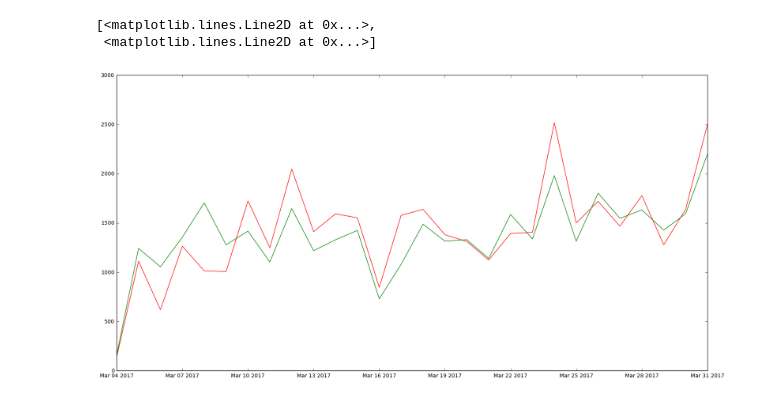
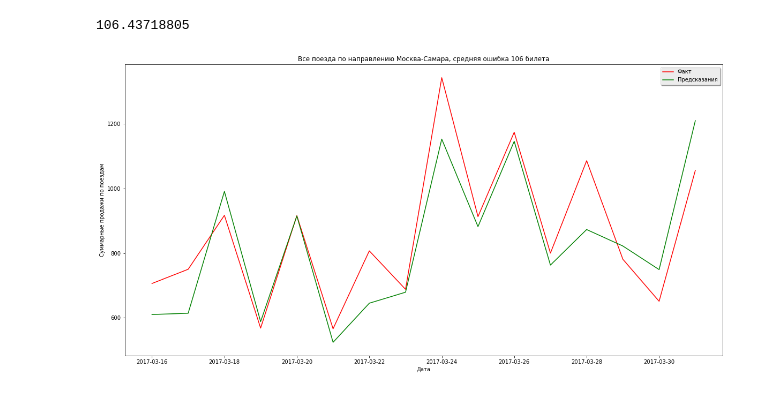
Before and after one commit to Some11One/FPK, a Jupyter notebook: results.ipynb, the cells around one changed output. Cells and saved outputs as stored; diff of their text form; code cells hidden in the pictures.

```diff
--- a/results.ipynb
+++ b/results.ipynb
@@ -61,6 +65,3 @@ for flightID in res.FlightID.unique():
         fltNr = res.flightNrSf[res.FlightID == flightID][res.Code == code].values[0]
         res_s.loc[count] = (flightID, code, date, fltNr, sum(res.actual[res.FlightID == flightID][res.Code == code].values), sum(res.predictions[res.FlightID == flightID][res.Code == code].values))
         count += 1
-# %%
-data = res_s.copy()
-data.head()
@@ -198,6 +67,0 @@ plt.plot(x, data[data.FltNr == fn].actual, 'r', x, data[data.FltNr == fn].predic
-# %%
-res_ss = pd.DataFrame(columns = ("Date", "actual", "predictions"))
-count = 0
-for date in data.Date.unique():
-    res_ss.loc[count] = (date, sum(data.actual[data.Date == date]), sum(data.predictions[data.Date == date]))
-    count += 1
@@ -203,0 +78,3 @@ for date in data.Date.unique():
+# %%
+data.sort_values(['FltNr', 'Date'], inplace = True)
+data
@@ -204,3 +274,9 @@ for date in data.Date.unique():
+# %%
+res_ss = pd.DataFrame(columns = ("Date", "actual", "predictions"))
+count = 0
+for date in data[data.Date > '2017-03-15'].Date.unique():
+    res_ss.loc[count] = (date, sum(data[~data.FltNr.isin([1, 3])].actual[data.Date == date]), sum(data[~data.FltNr.isin([1, 3])].predictions[data.Date == date]))
+    count += 1
 # %%
 res_ss
 # %% [output]
@@ -224,9 +300,16 @@ res_ss
 # %%
 plt.figure(figsize=(20,10))
 x = np.arange(0, len(res_ss.actual))
-plt.plot(res_ss.Date, res_ss.actual, 'r', res_ss.Date, res_ss.predictions, 'g')
-# plt.plot(x, res_ss.actual, 'r', x, res_ss.predictions, 'g')
+mse = np.sqrt(mean_squared_error(res_ss.actual, res_ss.predictions))
+print(mse)
+plt.title('Все поезда по направлению Москва-Самара, средняя ошибка ' + str(int(mse)) + ' билета')
+plt.ylabel('Суммарные продажи по поездам')
+plt.xlabel('Дата')
+plt.plot(res_ss.Date, res_ss.actual, 'r', label = 'Факт')
+plt.plot(res_ss.Date, res_ss.predictions, 'g', label = 'Предсказания')
+plt.legend(shadow=True, fancybox=True)
+
+plt.show()
 # %% [output]
-[<matplotlib.lines.Line2D at 0x...>,
- <matplotlib.lines.Line2D at 0x...>]
+106.43718805
-[figure, old version]
+[figure, new version]
```
Also changed, not shown: parts of 39 cells of this notebook, 1 other file.
